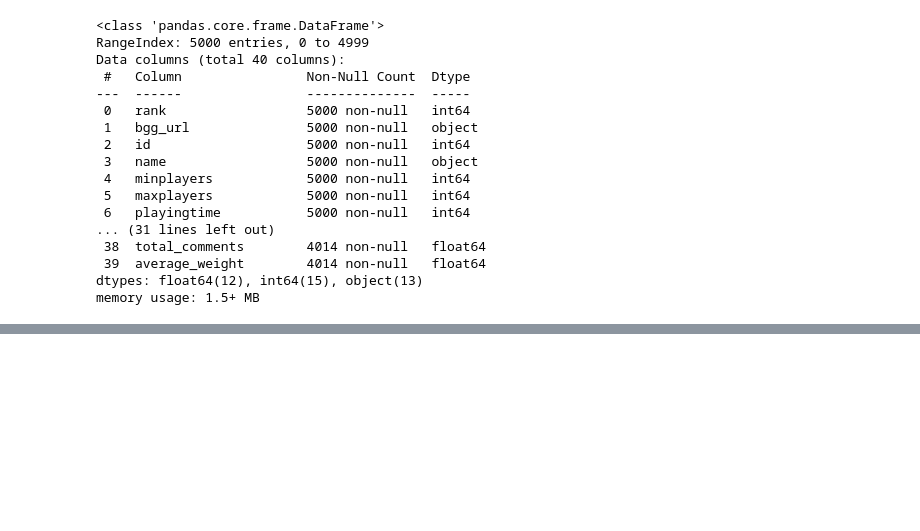
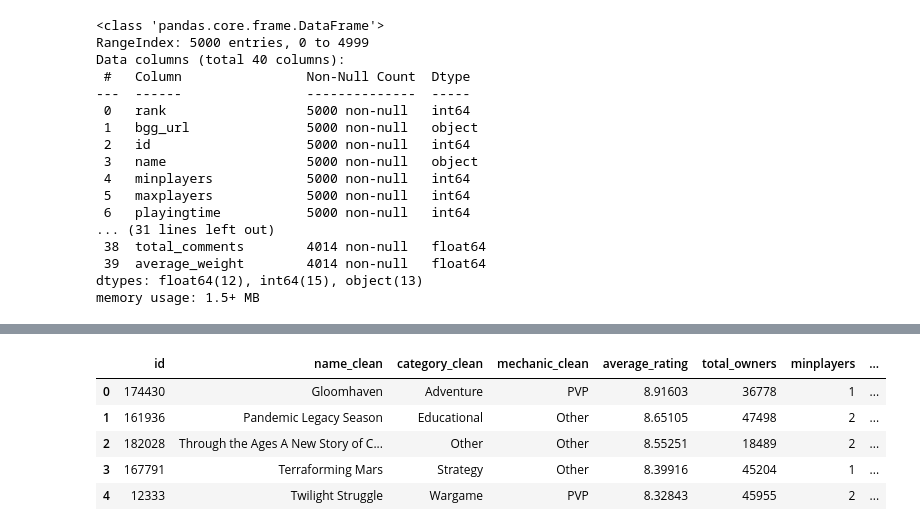
Before and after one commit to abinormal129/SMU_Bootcamp_2023_Project_4_Group_3_Board_Games, a Jupyter notebook: Board Game Recommender 1.2.ipynb, the cells around one changed output, grey strips where cells are left out. Saved outputs shown, nothing was run; the diff lists cells and outputs as text; code cells hidden in the pictures; blank space fills up the shorter version.

```diff
--- a/Board Game Recommender 1.2.ipynb
+++ b/Board Game Recommender 1.2.ipynb
@@ -209,7 +234,23 @@ ohe_df.to_csv("boardgames.csv", index=False)
 # %%
  # select features for the model
-features = ['category_clean', 'mechanic_clean', 'total_weights', 'age', 'average_rating', 'maxplaytime', 'minplayers', 'maxplayers',]
-
+features = ['minplayers', 'maxplayers', 'maxplaytime',
+        'age', 'total_weights',
+       'mechanic_count', 'category_count', 'designer_count',
+       'category_clean_Adventure', 'category_clean_Educational',
+       'category_clean_Era', 'category_clean_Expansion for Base-game',
+       'category_clean_Other', 'category_clean_Strategy',
+       'category_clean_Wargame', 'mechanic_clean_Co-op',
+       'mechanic_clean_Dice_Rolling', 'mechanic_clean_Movement',
+       'mechanic_clean_Other', 'mechanic_clean_PVP',
+       'mechanic_clean_Role_Playing']
 # create a dataframe with only the relevant features
-df_model = ohe_df[['id', 'name_clean', 'category_clean', 'mechanic_clean'] + features]
-df = df[['beer_name', 'beer_style', 'abv_category', 'ibu_category', 'availability', 'brewery_name', 'city', 'state', 'types']]
+df_model = ohe_df.loc[:, ['id', 'name_clean','category_clean', 'mechanic_clean', 'average_rating', 'total_owners'] + features]
+#df = df[['id', 'name_clean', 'category_clean', 'mechanic_clean', 'total_weights', 'average_rating', 'age', 'maxplaytime', 'minplayers', 'maxplayers']]
+df_model.head()
+# %% [output]
+|  | id | name_clean | category_clean | mechanic_clean | average_rating | total_owners | minplayers | ... |
+| 0 | 174430 | Gloomhaven | Adventure | PVP | 8.91603 | 36778 | 1 | ... |
+| 1 | 161936 | Pandemic Legacy Season | Educational | Other | 8.65105 | 47498 | 2 | ... |
+| 2 | 182028 | Through the Ages A New Story of C... | Other | Other | 8.55251 | 18489 | 2 | ... |
+| 3 | 167791 | Terraforming Mars | Strategy | Other | 8.39916 | 45204 | 1 | ... |
+| 4 | 12333 | Twilight Struggle | Wargame | PVP | 8.32843 | 45955 | 2 | ... |
```
Also changed, not shown: parts of 14 cells of this notebook, 1 other file.
